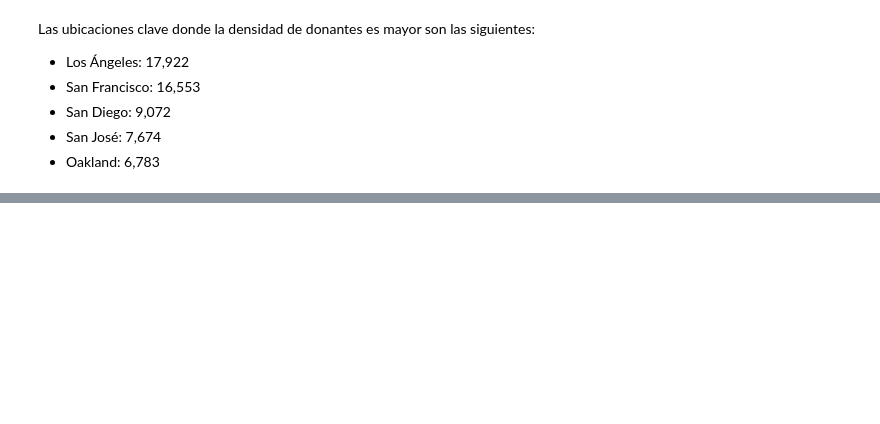
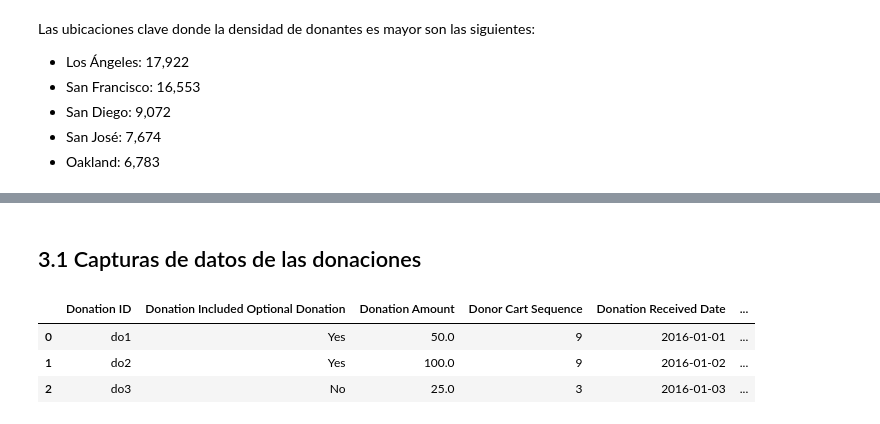
Before and after one commit to GuadalupeSaavedra/ADND_Prueba_Practica05, a Jupyter notebook: Practica05/Practica05_230349.ipynb, the cells around one changed output, grey strips where cells are left out. Drawn from its saved outputs; the diff is of its cells as text; code cells hidden in the pictures; blank space fills up the shorter version.

Commit message:
Análisis y exploración de donaciones terminado

```diff
--- a/Practica05/Practica05_230349.ipynb
+++ b/Practica05/Practica05_230349.ipynb
@@ -946,0 +1183,17 @@ Las ubicaciones clave donde la densidad de donantes es mayor son las siguientes:
+# %% [markdown]
+## 3.1 Capturas de datos de las donaciones
+# %%
+donations_df[['Donation ID', 'Donation Included Optional Donation', 'Donation Amount',
+       'Donor Cart Sequence', 'Donation Received Date', 'Project ID', 'Donor ID']].head(3)
+# donations_df.columns
+
+# len(donations_df)
+# len(donations_df[donations_df['Donation Amount'] > 20000]) / len(donations_df)
+# len(donations_df[donations_df['Donation Amount'] > 10000]) / len(donations_df)
+# len(donations_df[donations_df['Donation Amount'] < 1])
+# np.mean(donations_df['Donation Amount'])
+# %% [output]
+|  | Donation ID | Donation Included Optional Donation | Donation Amount | Donor Cart Sequence | Donation Received Date | ... |
+| 0 | do1 | Yes | 50.0 | 9 | 2016-01-01 | ... |
+| 1 | do2 | Yes | 100.0 | 9 | 2016-01-02 | ... |
+| 2 | do3 | No | 25.0 | 3 | 2016-01-03 | ... |
```
Also changed, not shown: parts of 24 cells of this notebook.
